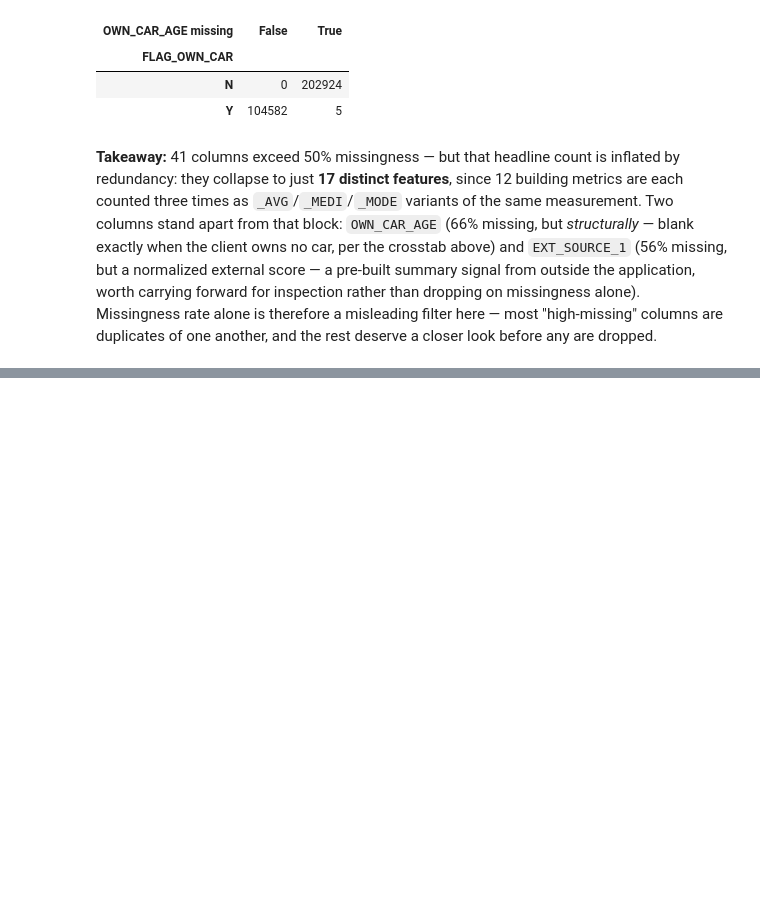
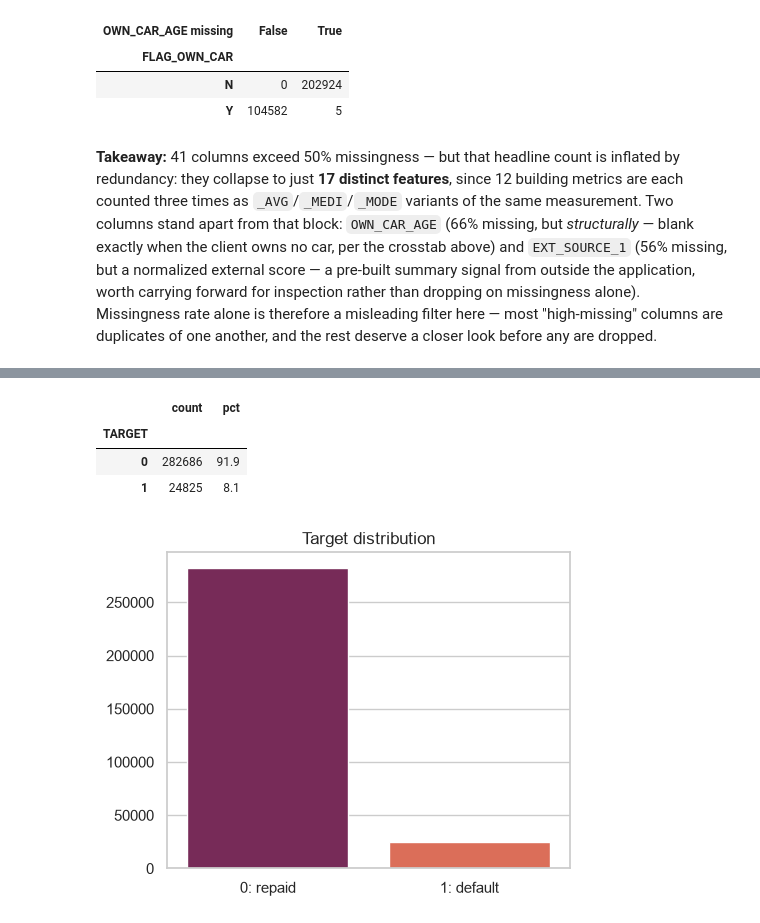
Before and after one commit to Edo-analyst/home-credit-default-risk, a Jupyter notebook: notebooks/01_eda.ipynb, the cells around one changed output, grey strips where cells are left out. Saved outputs shown, nothing was run; the diff lists cells and outputs as text; code cells hidden in the pictures; blank space fills up the shorter version.

Commit message:
Section 3 + 4 + 5: target distribution, numeric and categorical features

```diff
--- a/notebooks/01_eda.ipynb
+++ b/notebooks/01_eda.ipynb
@@ -103,0 +110,22 @@ pd.crosstab(df["FLAG_OWN_CAR"], df["OWN_CAR_AGE"].isna(),
+# %%
+target_counts = df["TARGET"].value_counts()
+target_pct = df["TARGET"].value_counts(normalize=True) * 100
+pd.DataFrame({"count": target_counts, "pct": target_pct.round(2)})
+# %% [output]
+|  | count | pct |
+| TARGET |  |  |
+| 0 | 282686 | 91.9 |
+| 1 | 24825 | 8.1 |
+# %%
+fig, ax = plt.subplots(figsize=(5, 4))
+sns.countplot(data=df, x="TARGET", hue="TARGET", palette="rocket", legend=False, ax=ax)
+ax.set_xticks([0, 1])
+ax.set_xticklabels(["0: repaid", "1: default"])
+ax.set_xlabel("")
+ax.set_ylabel("")
+ax.set_title("Target distribution")
+fig.tight_layout()
+fig.savefig(f"{FIGURES_DIR}/target_distribution.png", dpi=150)
+plt.show()
+# %% [output]
+[figure, added]
```
Also changed, not shown: parts of 28 cells of this notebook, 6 other files.
